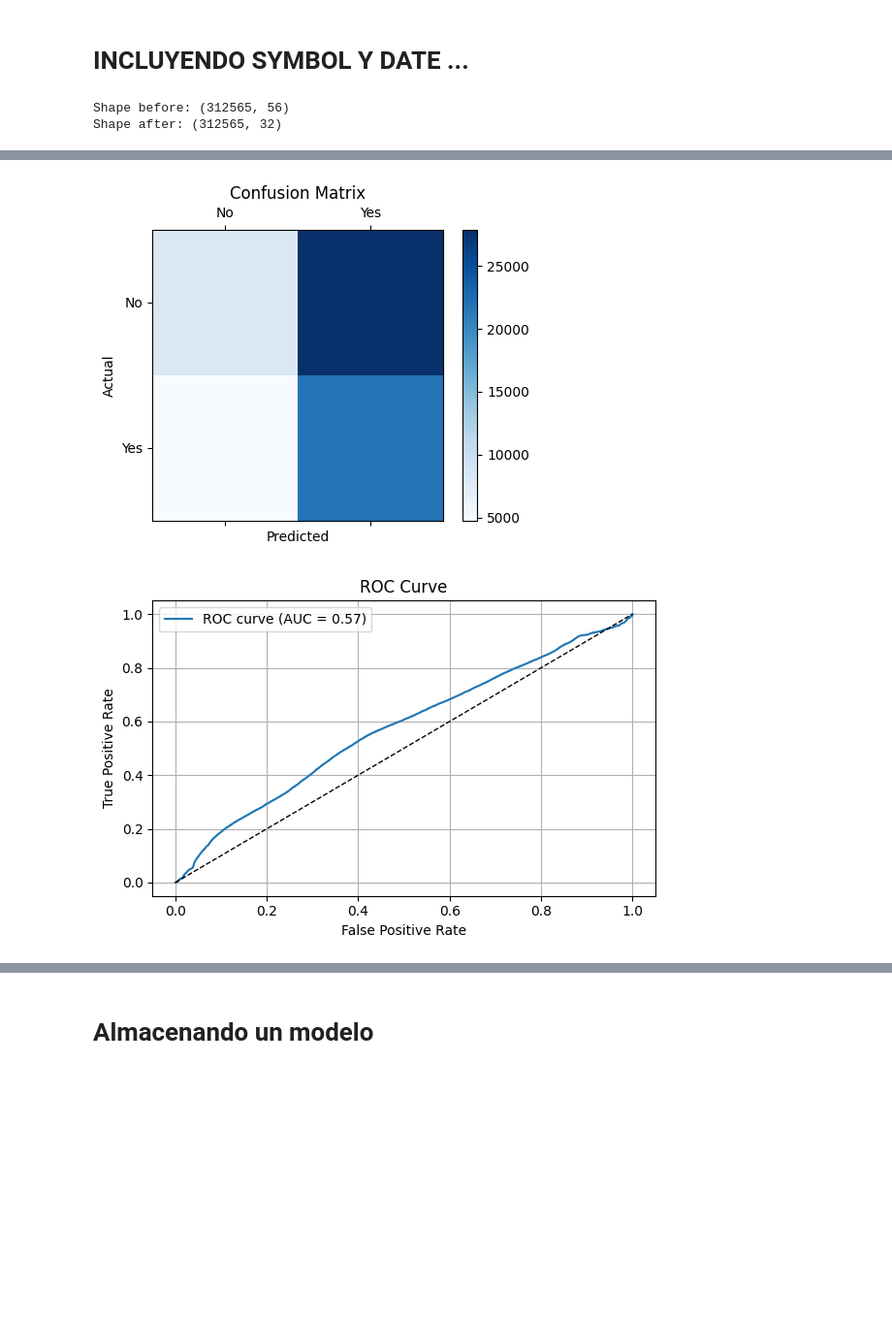
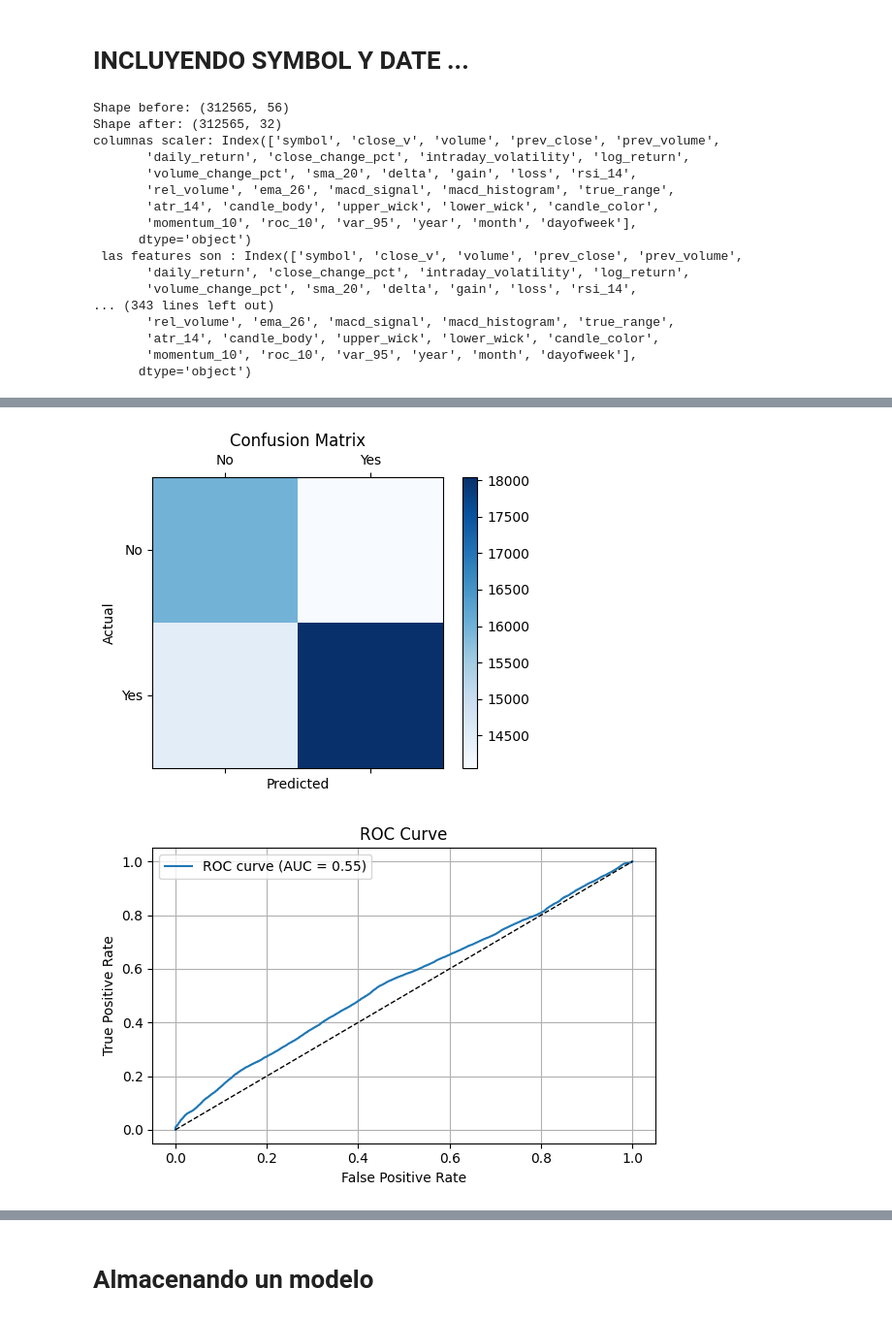
Before and after one commit to jorgegarciaotero/tfm_azureml, a Jupyter notebook: trainings/experimentacion_lstm_corregido.ipynb, the cells around one changed output, grey strips where cells are left out. Shown: that part at 97% size. Drawn from its saved outputs; the diff is of its cells as text; code cells hidden in the pictures; blank space fills up the shorter version.

```diff
--- a/trainings/experimentacion_lstm_corregido.ipynb
+++ b/trainings/experimentacion_lstm_corregido.ipynb
@@ -1098,6 +1268,9 @@ df_clean = df_clean.sort_values(by=["symbol", "date"])
 
 # Limpieza con imputación
 df_clean = clean_columns(df_clean)
+feature_cols = df_clean.columns.tolist()
+joblib.dump(feature_cols, "pkls/feature_columns.pkl")
+
 
 # Preprocesado (sin imputar aquí)
 targets = ['target_3m', 'target_6m', 'target_1y']
@@ -1612,9 +1793,9 @@ def build_and_split_sequences_by_symbol(
         np.array(y_test)
     )
 # %%
-df_full["target_3m"] = (df_full["ret_next_3m"] > 0.1).astype(int)
-df_full["target_6m"] = (df_full["ret_next_6m"] > 0.1).astype(int)
-df_full["target_1y"] = (df_full["ret_next_1y"] > 0.1).astype(int)
+df_full["target_3m"] = (df_full["ret_next_3m"] > 0.05).astype(int)
+df_full["target_6m"] = (df_full["ret_next_6m"] > 0.05).astype(int)
+df_full["target_1y"] = (df_full["ret_next_1y"] > 0.05).astype(int)
 # Selección de top 50 símbolos con más histórico
 top_symbols = (
     df_full.groupby("symbol")
@@ -1676,4 +1857,19 @@ model_evaluation(
 # %% [output]
 Shape before: (312565, 56)
 Shape after: (312565, 32)
+columnas scaler: Index(['symbol', 'close_v', 'volume', 'prev_close', 'prev_volume',
+       'daily_return', 'close_change_pct', 'intraday_volatility', 'log_return',
+       'volume_change_pct', 'sma_20', 'delta', 'gain', 'loss', 'rsi_14',
+       'rel_volume', 'ema_26', 'macd_signal', 'macd_histogram', 'true_range',
+       'atr_14', 'candle_body', 'upper_wick', 'lower_wick', 'candle_color',
+       'momentum_10', 'roc_10', 'var_95', 'year', 'month', 'dayofweek'],
+      dtype='object')
+ las features son : Index(['symbol', 'close_v', 'volume', 'prev_close', 'prev_volume',
+       'daily_return', 'close_change_pct', 'intraday_volatility', 'log_return',
+       'volume_change_pct', 'sma_20', 'delta', 'gain', 'loss', 'rsi_14',
+... (343 lines left out)
+       'rel_volume', 'ema_26', 'macd_signal', 'macd_histogram', 'true_range',
+       'atr_14', 'candle_body', 'upper_wick', 'lower_wick', 'candle_color',
+       'momentum_10', 'roc_10', 'var_95', 'year', 'month', 'dayofweek'],
+      dtype='object')
 Epoch 1/30
@@ -1696,2 +1892,2 @@ Recall: 0.8200
-[figure, old version]
+[figure, new version]
-[figure, old version]
+[figure, new version]
```
Also changed, not shown: parts of 18 cells of this notebook, 1 other file.
